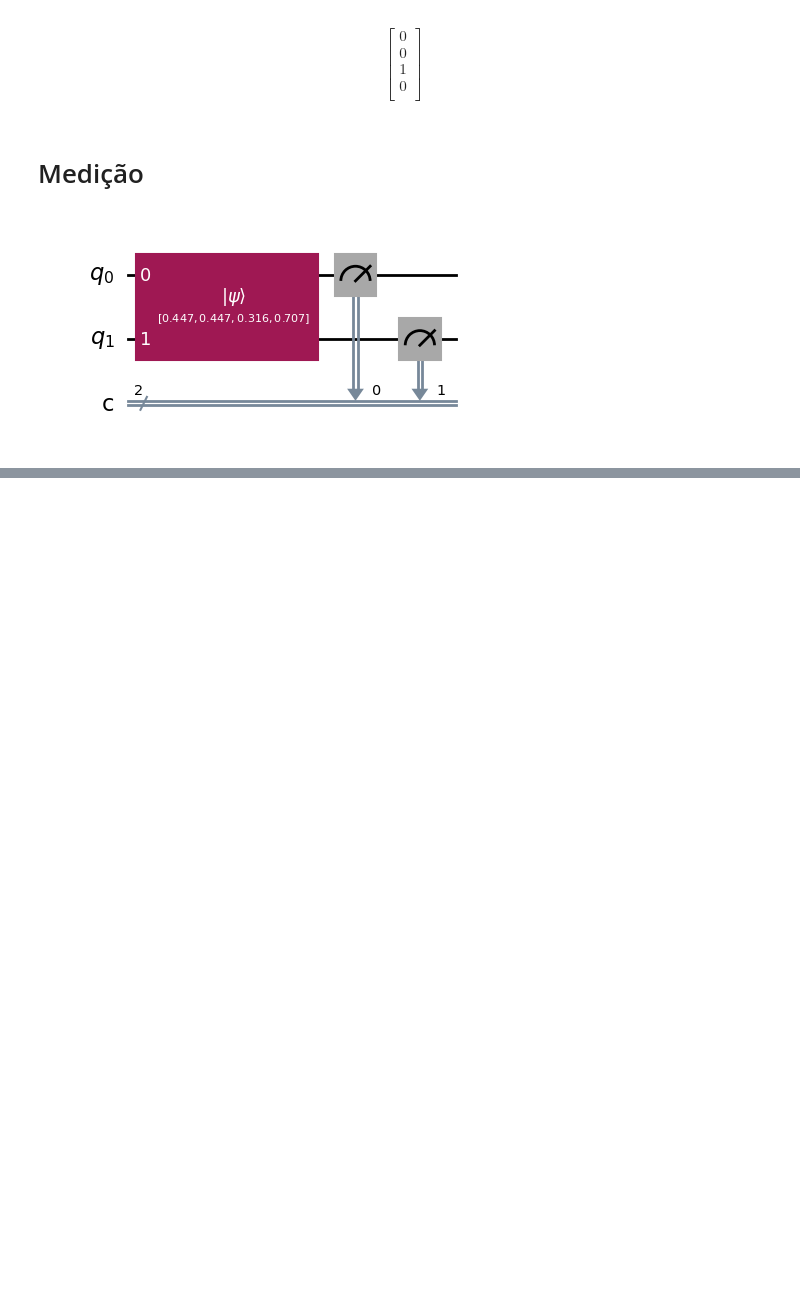
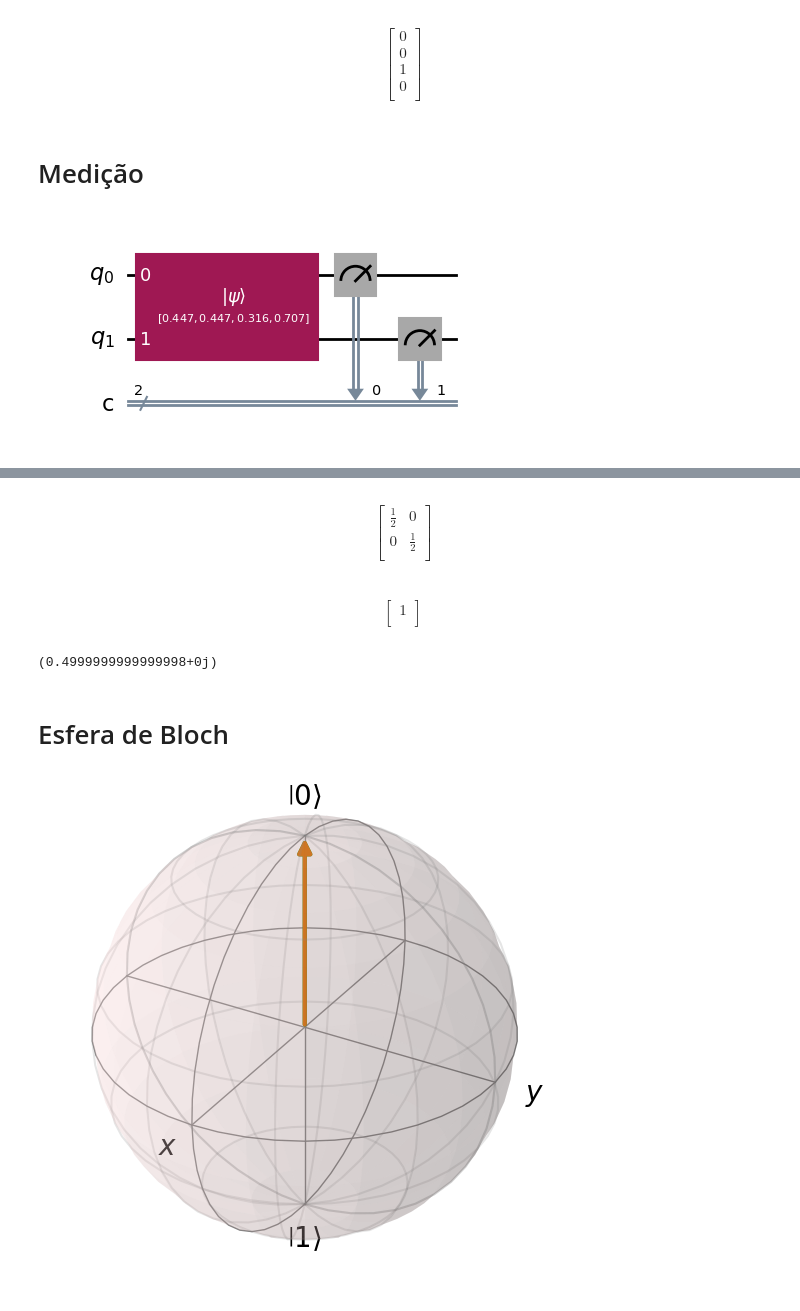
Before and after one commit to irajamuller/quantum_computing, a Jupyter notebook: Circuito_Quântico_2_qubits,_Operador_Densidade_e_Esfera_de_Bloch.ipynb, the cells around one changed output, grey strips where cells are left out. Cells and saved outputs as stored; diff of their text form; code cells hidden in the pictures; blank space fills up the shorter version.

```diff
--- a/Circuito_Quântico_2_qubits,_Operador_Densidade_e_Esfera_de_Bloch.ipynb
+++ b/Circuito_Quântico_2_qubits,_Operador_Densidade_e_Esfera_de_Bloch.ipynb
@@ -112,0 +172,50 @@ qc.draw('mpl')
+# %%
+rho = 0.5 * psi1 @ psi1.conj().T + 0.5 * psi2 @ psi2.conj().T
+array_to_latex(rho)
+# %% [output]
+$$
+\begin{bmatrix}
+\frac{1}{2} & 0  \\
+ 0 & \frac{1}{2}  \\
+ \end{bmatrix}
+$$
+# %%
+# Tr{p}
+array_to_latex(partial_trace(rho, [0]))
+# %% [output]
+$$
+\begin{bmatrix}
+1  \\
+ \end{bmatrix}
+$$
+# %%
+# Tr{p^2}
+print(purity(rho))
+# %% [output]
+(0.4999999999999998+0j)
+# %% [markdown]
+# Esfera de Bloch
+# %%
+# Criando objeto do tipo esfera
+b = Bloch()
+
+alpha = 1 + 0j
+beta = 0 + 0j
+
+theta = np.arctan(beta.real / alpha.real)
+phi = 0
+
+x = np.sin(theta) * np.cos(phi)
+y = np.sin(theta) * np.sin(phi)
+z = np.cos(theta)
+
+# Definindo ponto
+b.add_vectors([x, y, z])
+
+# Adicionando pontos
+b.add_vectors([x, y, z])
+
+# Visualizando esfera
+b.show()
+# %% [output]
+[figure, added]
```
Also changed, not shown: parts of 8 cells of this notebook.
